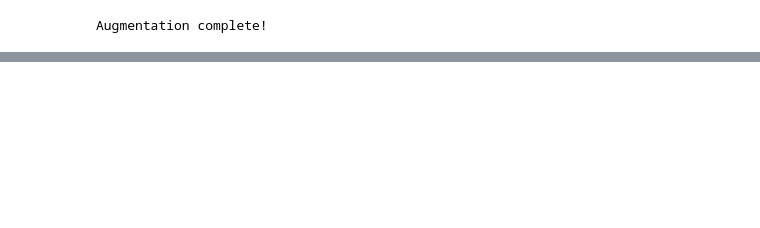
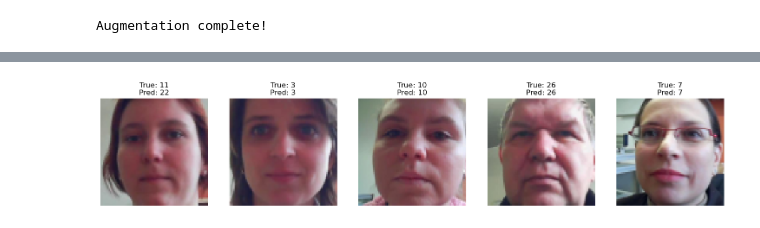
Before and after one commit to robinvolf/sur-projekt, a Jupyter notebook: image.ipynb, the cells around one changed output, grey strips where cells are left out. Cells and saved outputs as stored; diff of their text form; code cells hidden in the pictures; blank space fills up the shorter version.

```diff
--- a/image.ipynb
+++ b/image.ipynb
@@ -787,0 +363,4 @@ Epoch 20/20 | Loss: 0.5176 | Val Acc: 53.23%
+# %%
+model = FaceCNN(num_classes=31).to(device)
+model.load_state_dict(torch.load('best_model.pth'))  # Load saved weights
+model.eval()  # Set to evaluation mode
@@ -787,0 +385,10 @@ Epoch 20/20 | Loss: 0.5176 | Val Acc: 53.23%
+# %%
+test_transform = transforms.Compose([
+    transforms.ToTensor(),
+    transforms.Normalize(mean=[0.485, 0.456, 0.406],
+                       std=[0.229, 0.224, 0.225])
+])
+
+# Assuming test images are in './test' with same class folders
+test_dataset = datasets.ImageFolder('./dev', transform=test_transform)
+test_loader = DataLoader(test_dataset, batch_size=62, shuffle=False)
@@ -787,0 +450,30 @@ Epoch 20/20 | Loss: 0.5176 | Val Acc: 53.23%
+# %%
+import matplotlib.pyplot as plt
+
+def show_test_samples(model, dataset, num_samples=5):
+    indices = torch.randperm(len(dataset))[:num_samples]
+
+    fig, axes = plt.subplots(1, num_samples, figsize=(15, 3))
+    for idx, ax in zip(indices, axes):
+        image, label = dataset[idx]
+        image = image.unsqueeze(0).to(device)
+
+        with torch.no_grad():
+            output = model(image)
+            _, pred = torch.max(output, 1)
+
+        # Denormalize for display
+        img = image.squeeze().cpu().permute(1, 2, 0).numpy()
+        img = img * np.array([0.229, 0.224, 0.225]) + np.array([0.485, 0.456, 0.406])
+        img = np.clip(img, 0, 1)
+
+        ax.imshow(img)
+        ax.set_title(f'True: {dataset.classes[label]}\nPred: {dataset.classes[pred.item()]}')
+        ax.axis('off')
+
+    plt.tight_layout()
+    plt.show()
+
+show_test_samples(model, test_dataset)
+# %% [output]
+[figure, added]
```
Also changed, not shown: parts of 24 cells of this notebook.
